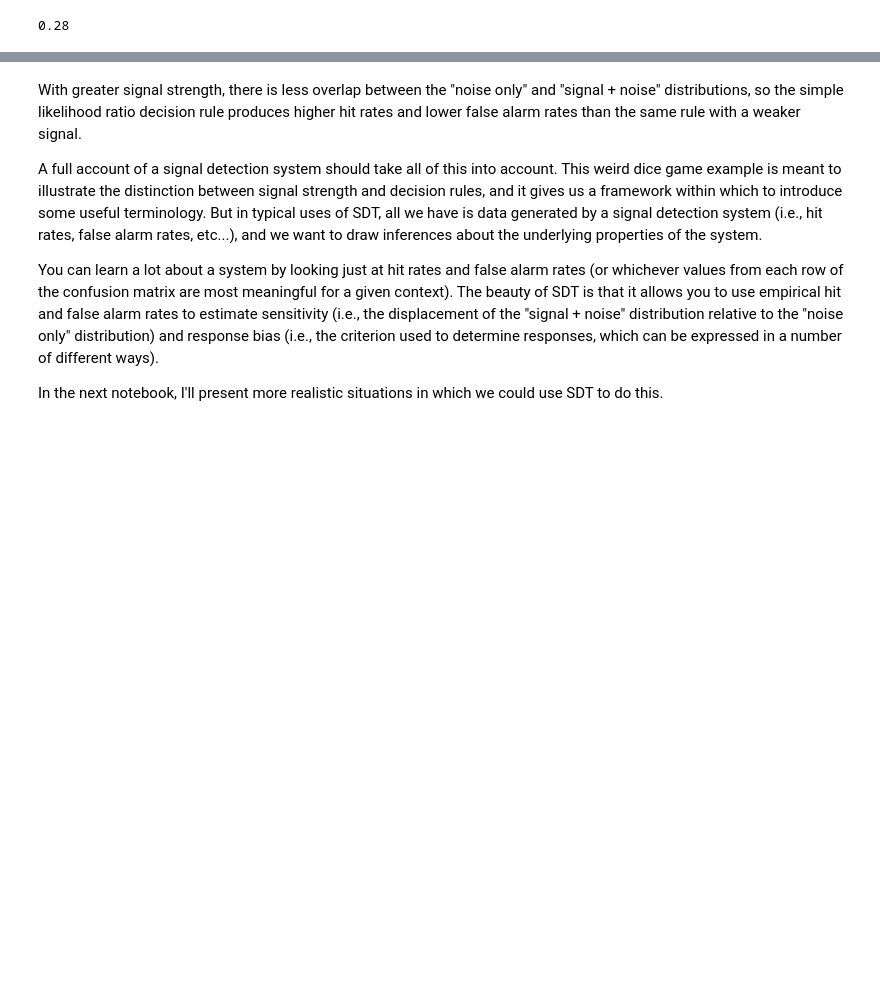
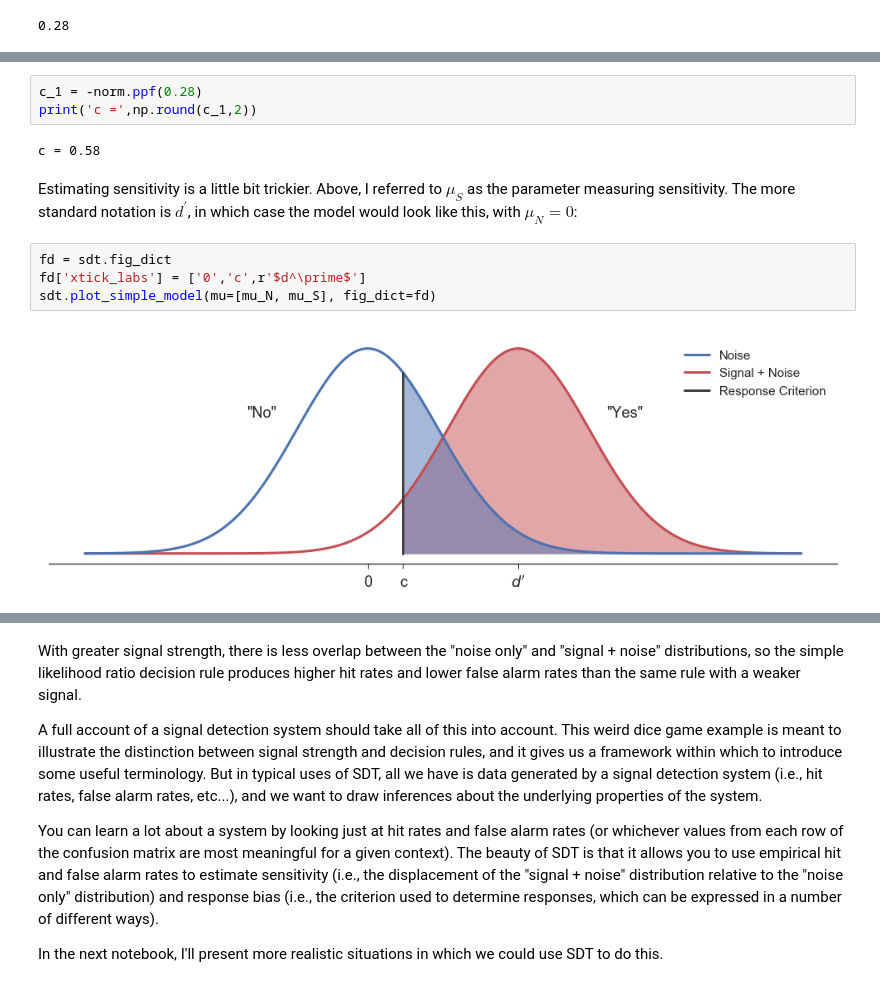
Before and after one commit to noahaskell/noahaskell.github.io, a Jupyter notebook: notebooks/sdt/Signal Detection Theory, Part 1.ipynb, the cells around one changed output, grey strips where cells are left out. Cells and saved outputs as stored; diff of their text form; blank space fills up the shorter version.

```diff
--- a/notebooks/sdt/Signal Detection Theory, Part 1.ipynb
+++ b/notebooks/sdt/Signal Detection Theory, Part 1.ipynb
@@ -185,0 +257,13 @@ On the other hand, for a given decision rule, each signal strength produces a un
+# %%
+c_1 = -norm.ppf(0.28)
+print('c =',np.round(c_1,2))
+# %% [output]
+c = 0.58
+# %% [markdown]
+Estimating sensitivity is a little bit trickier. Above, I referred to $\mu_S$ as the parameter measuring sensitivity. The more standard notation is $d^\prime$, in which case the model would look like this, with $\mu_N=0$:
+# %%
+fd = sdt.fig_dict
+fd['xtick_labs'] = ['0','c',r'$d^\prime$']
+sdt.plot_simple_model(mu=[mu_N, mu_S], fig_dict=fd)
+# %% [output]
+[figure, added]
```
Also changed, not shown: parts of 21 cells of this notebook, 1 other file.
